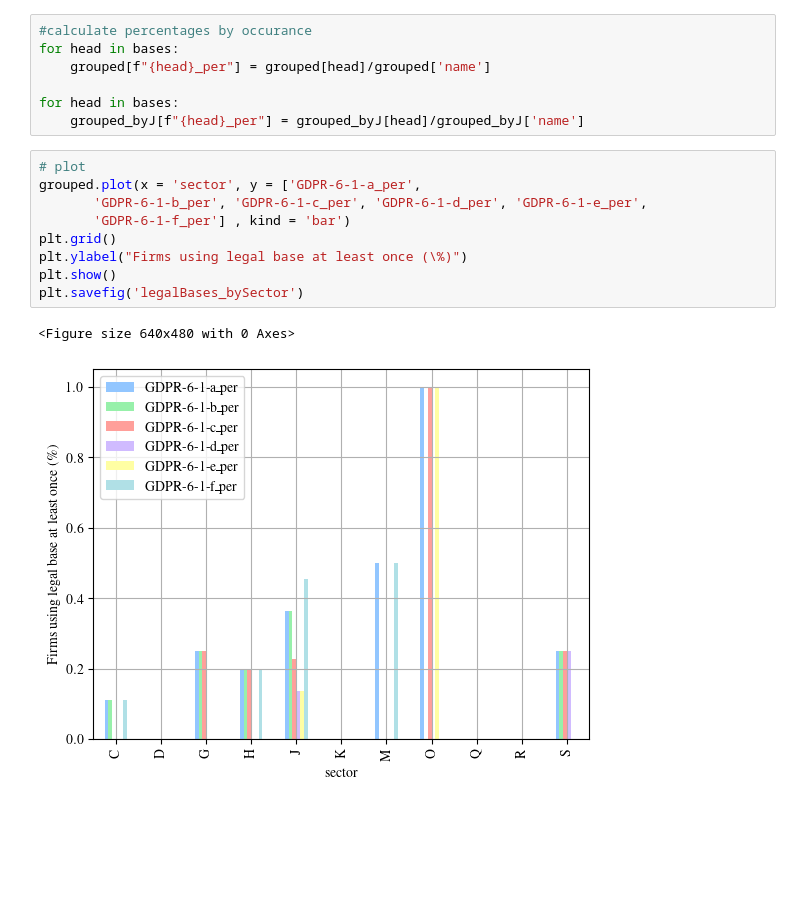
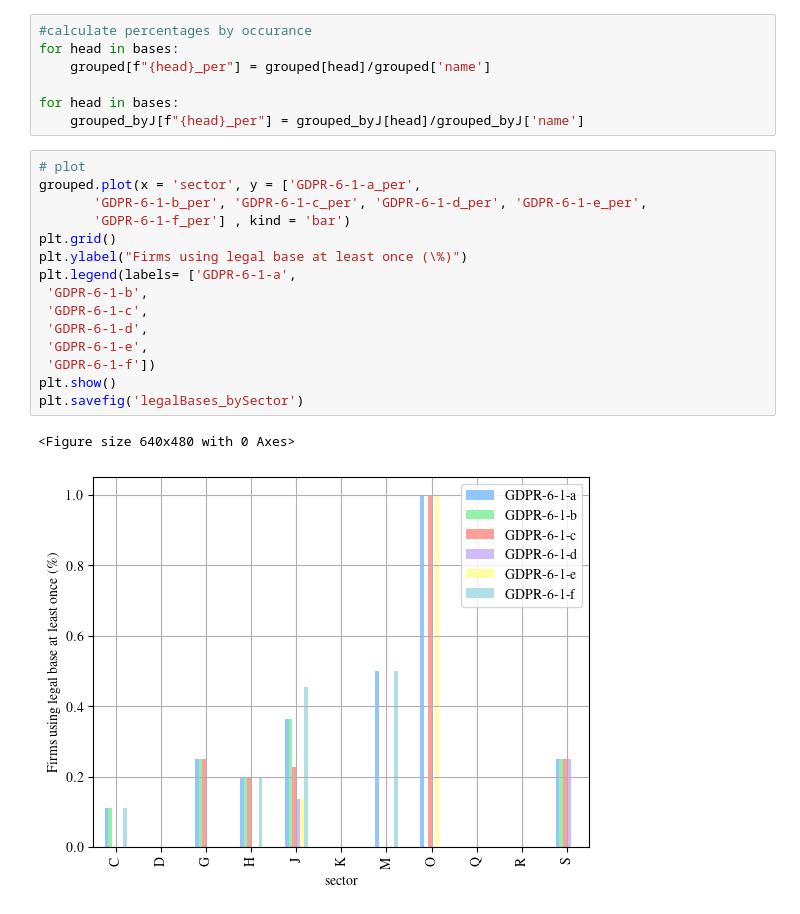
Before and after one commit to Transparency-Information-Language/tilt-graph-analyis, a Jupyter notebook: tilt_to_neo4j.ipynb, the cells around one changed output. Cells and saved outputs as stored; diff of their text form; blank space fills up the shorter version.

```diff
--- a/tilt_to_neo4j.ipynb
+++ b/tilt_to_neo4j.ipynb
@@ -448,15 +448,21 @@ for head in bases:
 # %%
 # plot
 grouped.plot(x = 'sector', y = ['GDPR-6-1-a_per',
        'GDPR-6-1-b_per', 'GDPR-6-1-c_per', 'GDPR-6-1-d_per', 'GDPR-6-1-e_per',
        'GDPR-6-1-f_per'] , kind = 'bar')
 plt.grid()
 plt.ylabel("Firms using legal base at least once (\%)")
+plt.legend(labels= ['GDPR-6-1-a',
+ 'GDPR-6-1-b',
+ 'GDPR-6-1-c',
+ 'GDPR-6-1-d',
+ 'GDPR-6-1-e',
+ 'GDPR-6-1-f'])
 plt.show()
 plt.savefig('legalBases_bySector')
 # %% [output]
 <Figure size 640x480 with 0 Axes>
-[figure, old version]
+[figure, new version]
 # %%
 grouped_byJ.plot(x = 'in_J', y = ['GDPR-6-1-a_per',
        'GDPR-6-1-b_per', 'GDPR-6-1-c_per', 'GDPR-6-1-d_per', 'GDPR-6-1-e_per',
```
Also changed, not shown: parts of 3 cells of this notebook, 1 other file.
